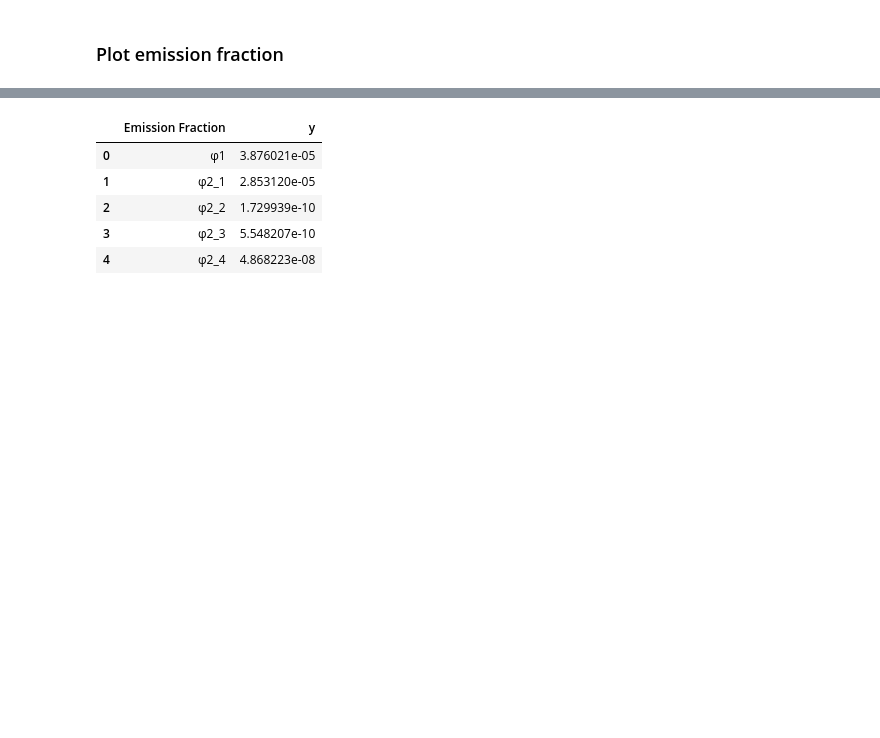
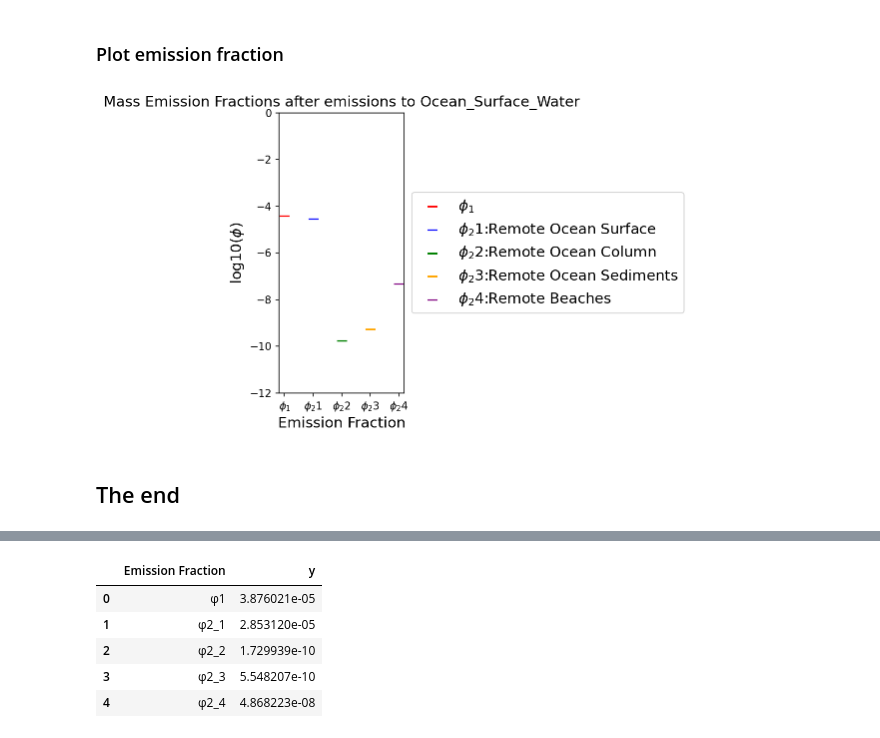
Before and after one commit to Qianhui-Lin/utopia_package, a Jupyter notebook: docs/microservice_orchestrator_restored.ipynb, the cells around one changed output, grey strips where cells are left out. Saved outputs shown, nothing was run; the diff lists cells and outputs as text; code cells hidden in the pictures; blank space fills up the shorter version.

```diff
--- a/docs/microservice_orchestrator_restored.ipynb
+++ b/docs/microservice_orchestrator_restored.ipynb
@@ -720,5 +703,16 @@ Response: {'base_model_id': '6920c253822277acf3c56663', 'new_model_id': {'Air':
 # %% [markdown]
 ### Plot emission fraction
+# %%
+emission_fraction_id = emission_fraction_res.json()["emission_fraction_id"]
+model_id = generate_response["model_id"]
+emission_fraction_url = f"http://localhost:8012/plot/emission_fraction/{model_id}/{emission_fraction_id}"
+emission_fraction = requests.get(emission_fraction_url)
+emission_fraction.raise_for_status()
+display(Image(data=emission_fraction.content, retina=True))
+# %% [output]
+[figure, added]
+# %% [markdown]
+## The end
 # %%
 from utopia.microservice.calculate_exposure_indicator.emission_fractions_calculation_json import *
 # %%
```
Also changed, not shown: parts of 15 cells of this notebook, 1 other file.
